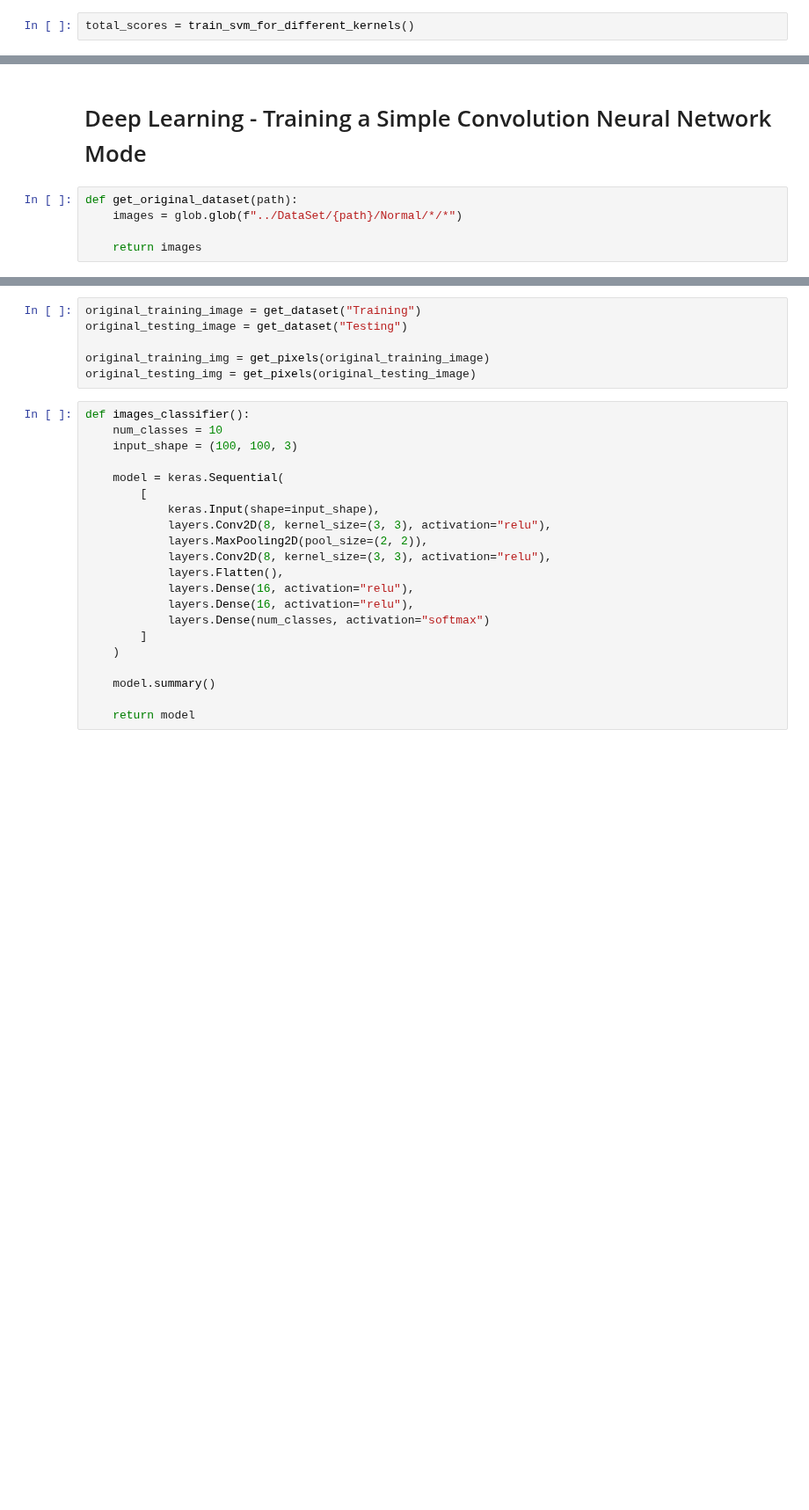
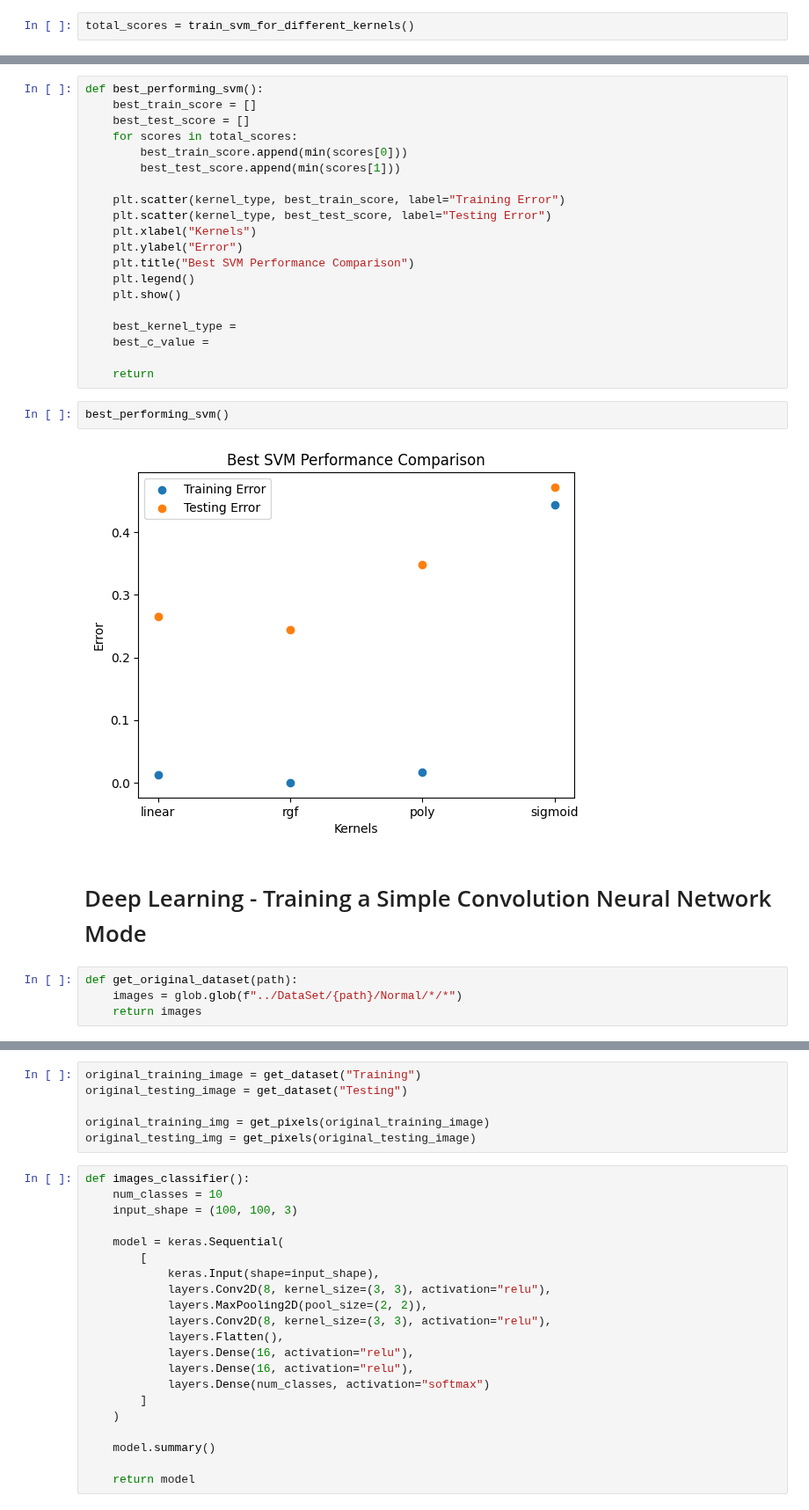
Before and after one commit to million-haileyesus/Machine_Learning_I, a Jupyter notebook: programming assignment.ipynb, the cells around one changed output, grey strips where cells are left out. Shown at 88% size. Saved outputs shown, nothing was run; the diff lists cells and outputs as text; blank space fills up the shorter version.

```diff
--- a/programming assignment.ipynb
+++ b/programming assignment.ipynb
@@ -256,7 +273,30 @@ total_scores
+# %%
+def best_performing_svm():
+    best_train_score = []
+    best_test_score = []
+    for scores in total_scores:
+        best_train_score.append(min(scores[0]))
+        best_test_score.append(min(scores[1]))
+
+    plt.scatter(kernel_type, best_train_score, label="Training Error")
+    plt.scatter(kernel_type, best_test_score, label="Testing Error")
+    plt.xlabel("Kernels")
+    plt.ylabel("Error")
+    plt.title("Best SVM Performance Comparison")
+    plt.legend()
+    plt.show()
+
+    best_kernel_type =
+    best_c_value =
+
+    return
+# %%
+best_performing_svm()
+# %% [output]
+[figure, added]
 # %% [markdown]
 # Deep Learning - Training a Simple Convolution Neural Network Mode
 # %%
 def get_original_dataset(path):
     images = glob.glob(f"../DataSet/{path}/Normal/*/*")
-
     return images
```
Also changed, not shown: parts of 29 cells of this notebook.
